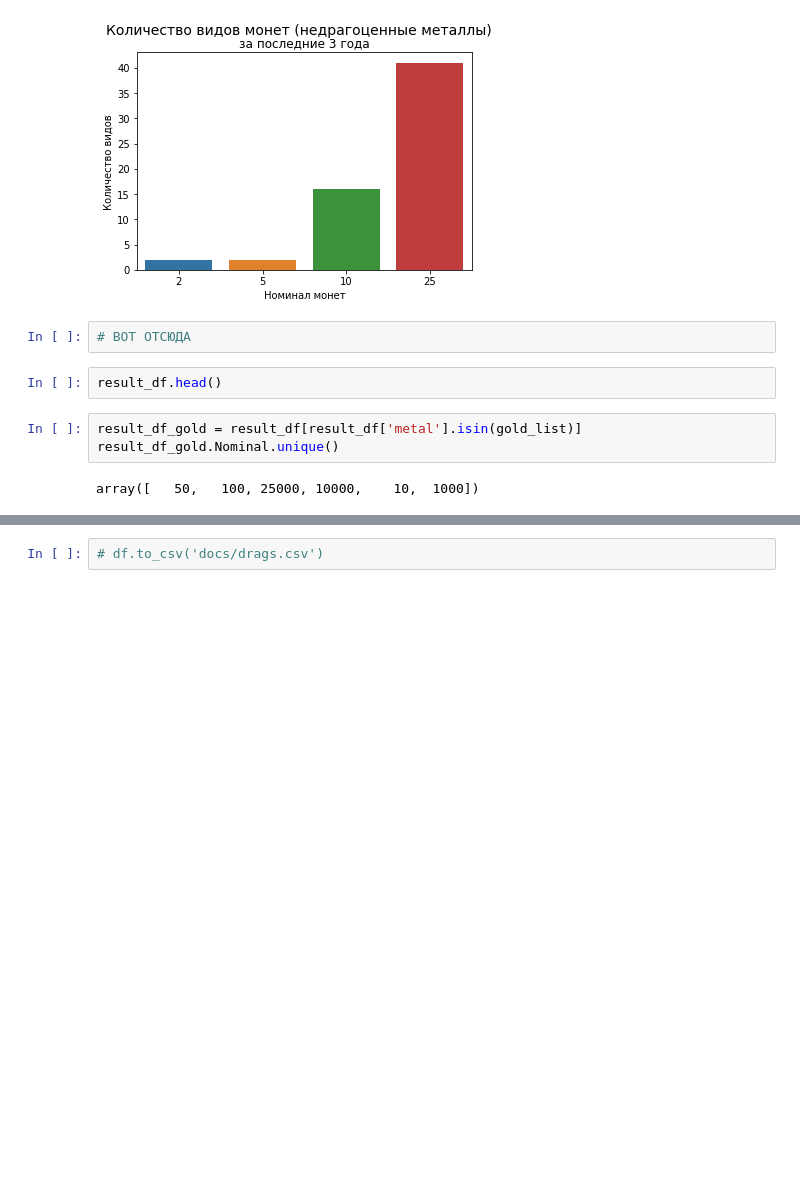
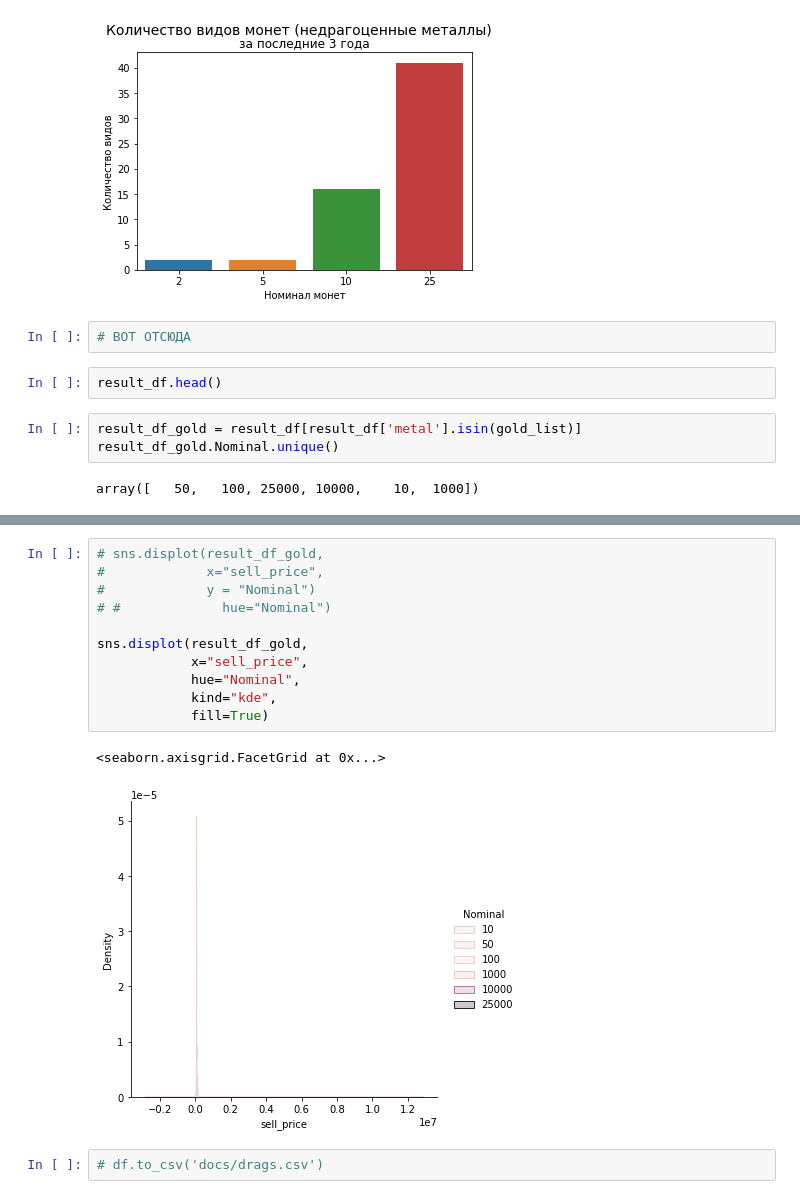
Before and after one commit to ilyinss/cbr_metall_analytics, a Jupyter notebook: decomp_metall_time_series.ipynb, the cells around one changed output, grey strips where cells are left out. Drawn from its saved outputs; the diff is of its cells as text; blank space fills up the shorter version.

```diff
--- a/decomp_metall_time_series.ipynb
+++ b/decomp_metall_time_series.ipynb
@@ -680,5 +680,19 @@ sns.displot(result_df_gold,
 # %% [output]
 <seaborn.axisgrid.FacetGrid at 0x...>
 [figure]
+# %%
+# sns.displot(result_df_gold,
+#             x="sell_price",
+#             y = "Nominal")
+# #             hue="Nominal")
+
+sns.displot(result_df_gold,
+            x="sell_price",
+            hue="Nominal",
+            kind="kde",
+            fill=True)
+# %% [output]
+<seaborn.axisgrid.FacetGrid at 0x...>
+[figure, added]
 # %%
 # df.to_csv('docs/drags.csv')
```
Also changed, not shown: parts of 1 cell of this notebook.
